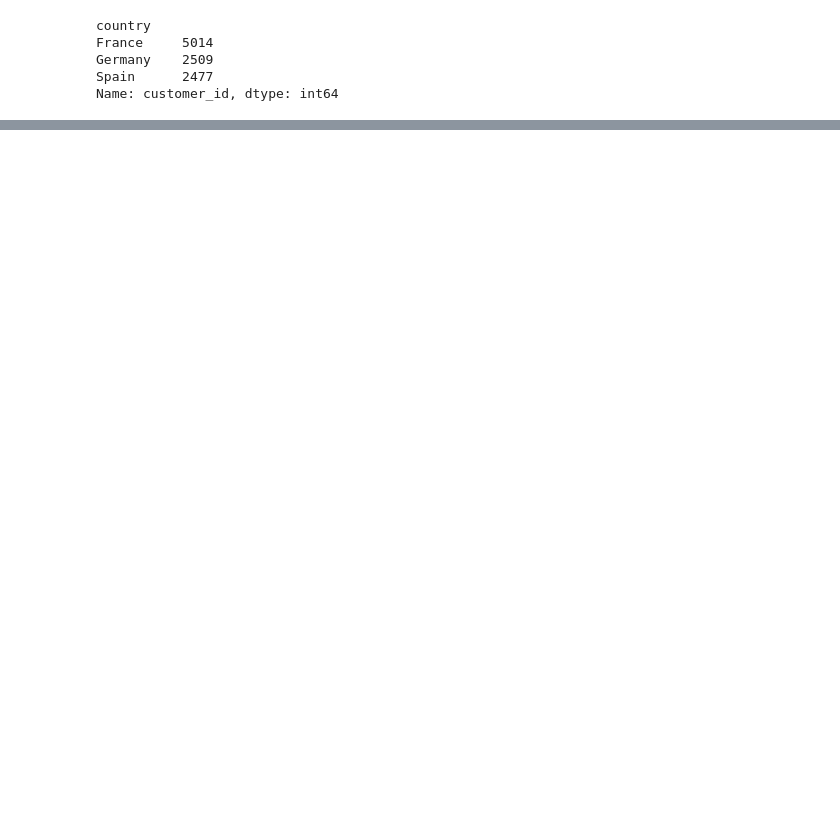
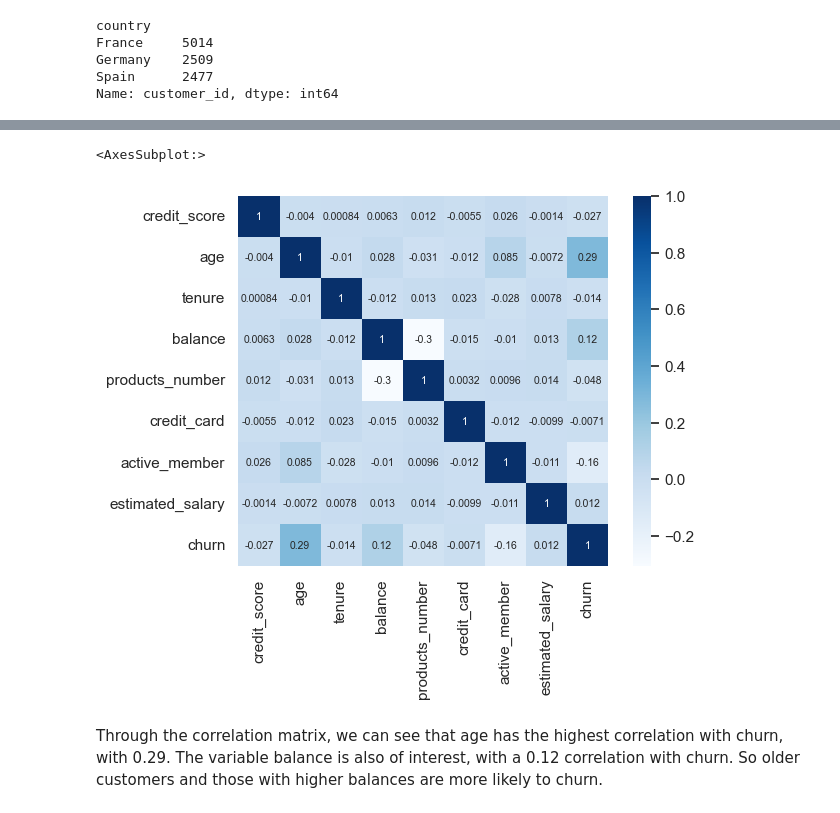
Before and after one commit to adampick99/bank-churn-project, a Jupyter notebook: bank-churn-project.ipynb, the cells around one changed output, grey strips where cells are left out. Drawn from its saved outputs; the diff is of its cells as text; code cells hidden in the pictures; blank space fills up the shorter version.

```diff
--- a/bank-churn-project.ipynb
+++ b/bank-churn-project.ipynb
@@ -92,0 +173,8 @@ features = df.keys()
+# %%
+# Create a correlation matrix of all the elements, specifically to find out the highest correlation variable with churn.
+sns.heatmap(df.corr(), annot=True, annot_kws={"size": 7.5}, cmap='Blues', square=True)
+# %% [output]
+<AxesSubplot:>
+[figure, added]
+# %% [markdown]
+Through the correlation matrix, we can see that age has the highest correlation with churn, with 0.29. The variable balance is also of interest, with a 0.12 correlation with churn. So older customers and those with higher balances are more likely to churn.
```
Also changed, not shown: parts of 28 cells of this notebook.
